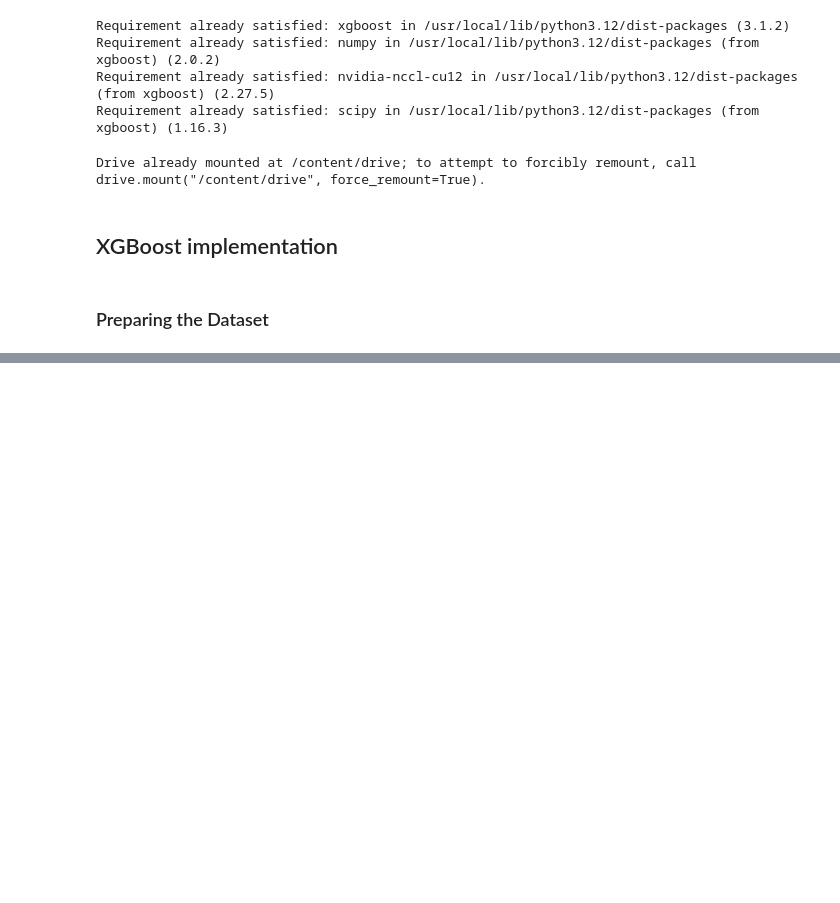
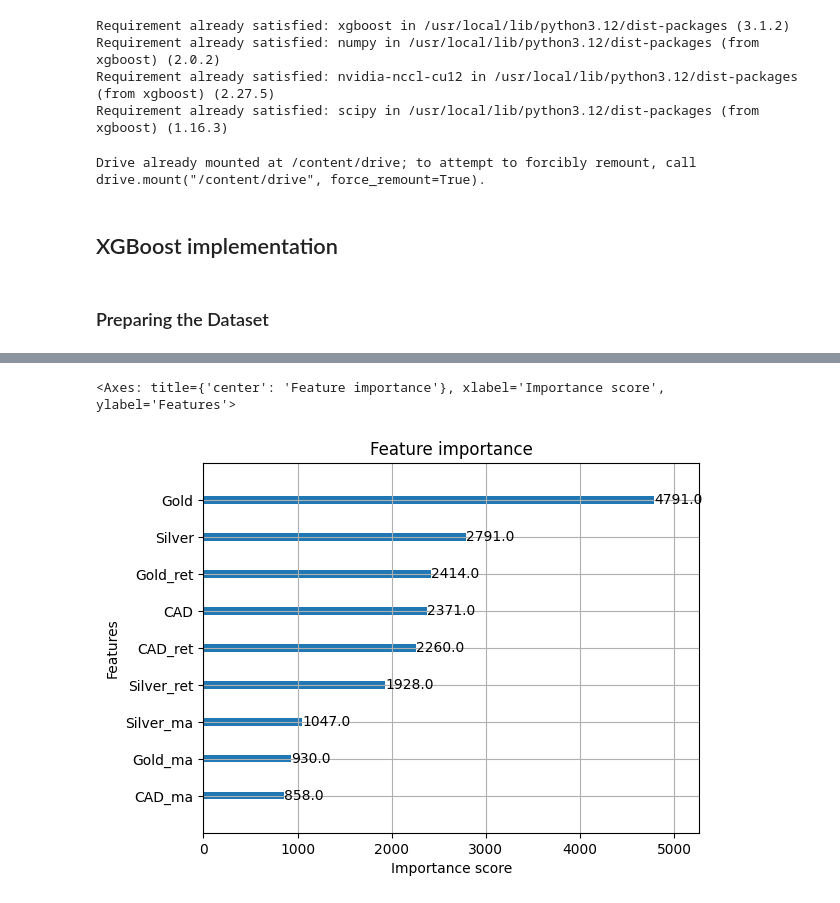
Before and after one commit to ritamerhi/ML-Project, a Jupyter notebook: xgboost.ipynb, the cells around one changed output, grey strips where cells are left out. Cells and saved outputs as stored; diff of their text form; code cells hidden in the pictures; blank space fills up the shorter version.

```diff
--- a/xgboost.ipynb
+++ b/xgboost.ipynb
@@ -79,0 +92,5 @@ all_prices.describe()
+# %%
+X = all_prices.drop(columns=["Datetime", 'Gold_target', 'Silver_target', 'CAD_target'])
+y = all_prices[['Gold_target', 'Silver_target', 'CAD_target']]
+# %%
+X_train, X_test, y_train, y_test = train_test_split(X, y, test_size=0.2, shuffle=False)
@@ -79,0 +99,14 @@ all_prices.describe()
+# %%
+dtrain = xgb.DMatrix(X_train, label=y_train)
+dtest = xgb.DMatrix(X_test, label=y_test)
+# %%
+num_round = 15
+param = {
+    'learning_rate': 0.5,
+    'max_depth': 30,
+    'objective': 'reg:squarederror',
+    'eval_metric': 'rmse',
+}
+
+evallist = [(dtrain, 'train'), (dtest, 'eval')]
+bst = xgb.train(param, dtrain, num_round, evallist)
@@ -79,0 +131,5 @@ all_prices.describe()
+# %%
+xgb.plot_importance(bst)
+# %% [output]
+<Axes: title={'center': 'Feature importance'}, xlabel='Importance score', ylabel='Features'>
+[figure, added]
```
Also changed, not shown: parts of 14 cells of this notebook.
